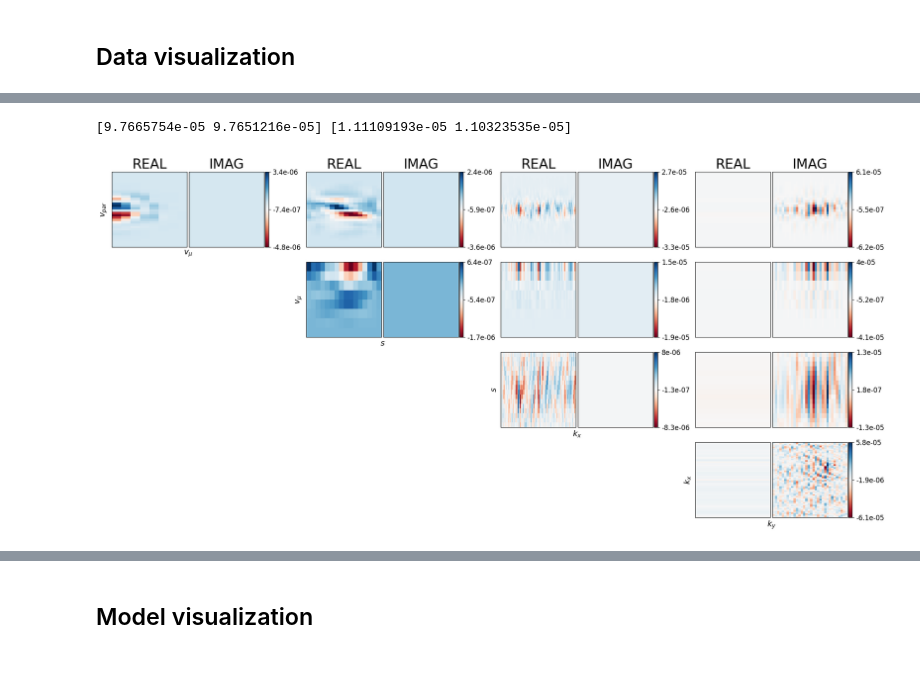
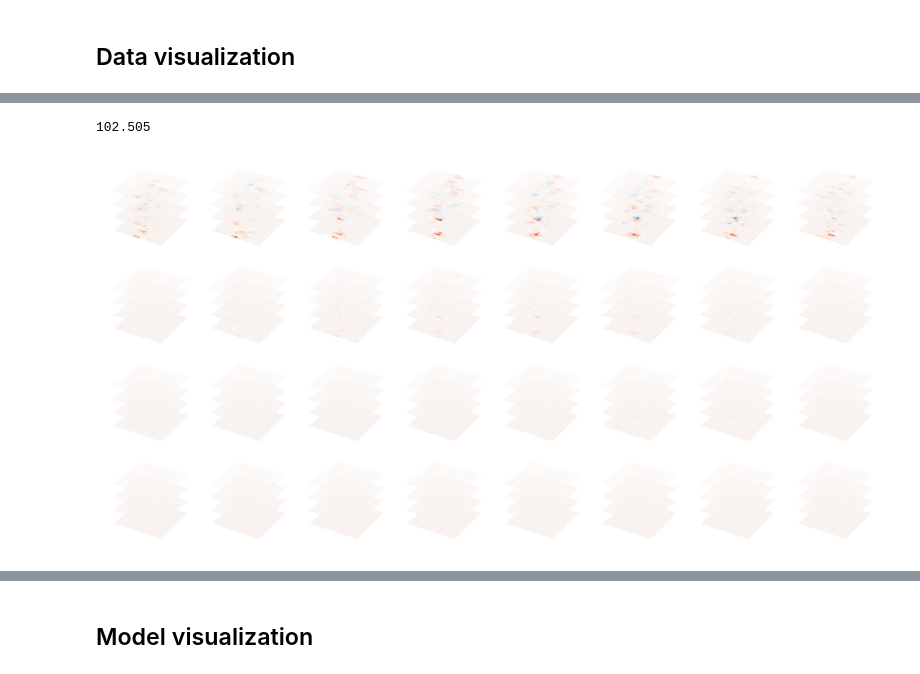
Before and after one commit to ml-jku/neural-gyrokinetics, a Jupyter notebook: notebooks/gyrokinetics_visualization_special.ipynb, the cells around one changed output, grey strips where cells are left out. Saved outputs shown, nothing was run; the diff lists cells and outputs as text; code cells hidden in the pictures.

```diff
--- a/notebooks/gyrokinetics_visualization_special.ipynb
+++ b/notebooks/gyrokinetics_visualization_special.ipynb
@@ -38,20 +25,0 @@ vperp = np.loadtxt(os.path.join(directory, "vperp.dat"))
-# %%
-# number of parallel direction grid points
-ns = sgrid.shape[1] if len(sgrid.shape) > 1 else sgrid.shape[0]
-
-# number of x, y grid points (in real space)
-nx, ny = xphi.shape[1], xphi.shape[0]
-
-# number of modes in x and y direction
-nkx, nky = krho.shape[1], krho.shape[0]
-
-# get velocity space resolutions
-nvpar, nmu = vpgr.shape[1], vpgr.shape[0]
-
-# Plot flux trace
-fig, ax = plt.subplots(1, 1, figsize=(8, 3))
-ax.plot(time[0:180], fluxes[0:180, 1], lw=3, c=(32 / 255, 70 / 255, 125 / 255))
-ax.grid()
-ax.set_xlabel(r"$t$", fontsize=20)
-ax.set_ylabel(r"$\int \delta f$", fontsize=20)
-ax.tick_params(labelsize=14)
@@ -665,5 +128,0 @@ _ = velocity_space_sample_3D(x[0])
-# %%
-_ = fourier_normalizations("K50", mode="mean", fft_norm=None)
-# %% [output]
-[9.7665754e-05 9.7651216e-05] [1.11109193e-05 1.10323535e-05]
-[figure, removed]
@@ -669,0 +248,32 @@ _ = fourier_normalizations("K50", mode="mean", fft_norm=None)
+# %%
+sgrid = np.loadtxt(os.path.join(directory, "sgrid"))
+krho = np.loadtxt(os.path.join(directory, "krho"))
+vpgr = np.loadtxt(os.path.join(directory, "vpgr.dat"))
+time = np.loadtxt(os.path.join(directory, "time.dat"))
+print(time[91 * 3])
+ns = sgrid.shape[1] if len(sgrid.shape) > 1 else sgrid.shape[0]
+
+nkx, nky = krho.shape[1], krho.shape[0]
+nvpar, nmu = vpgr.shape[1], vpgr.shape[0]
+
+with open(os.path.join(directory, "K91"), "rb") as fid:
+    ff = np.fromfile(fid, dtype=np.complex128)
+
+x = np.reshape(ff, (nvpar, nmu, ns, nkx, nky), order="F").copy()
+
+
+def do_ifft(x):
+    x = np.fft.fftshift(x, axes=(3, 4))
+    x = np.fft.ifftn(x, axes=(3, 4))
+    return torch.from_numpy(x)
+
+
+x = do_ifft(x.copy()).real
+# x = torch.from_numpy(x).real
+x = (x - x.min()) / (x.max() - x.min())
+
+fig = plot3D(x, fixed_axes=(1, 2), subs_2d=(2, 2), subs_3d=(2, 16, 2), surface_slices=4)
+fig.savefig("vspace_projection.pdf")
+# %% [output]
+102.505
+[figure, added]
```
Also changed, not shown: parts of 21 cells of this notebook, 8 other files.
